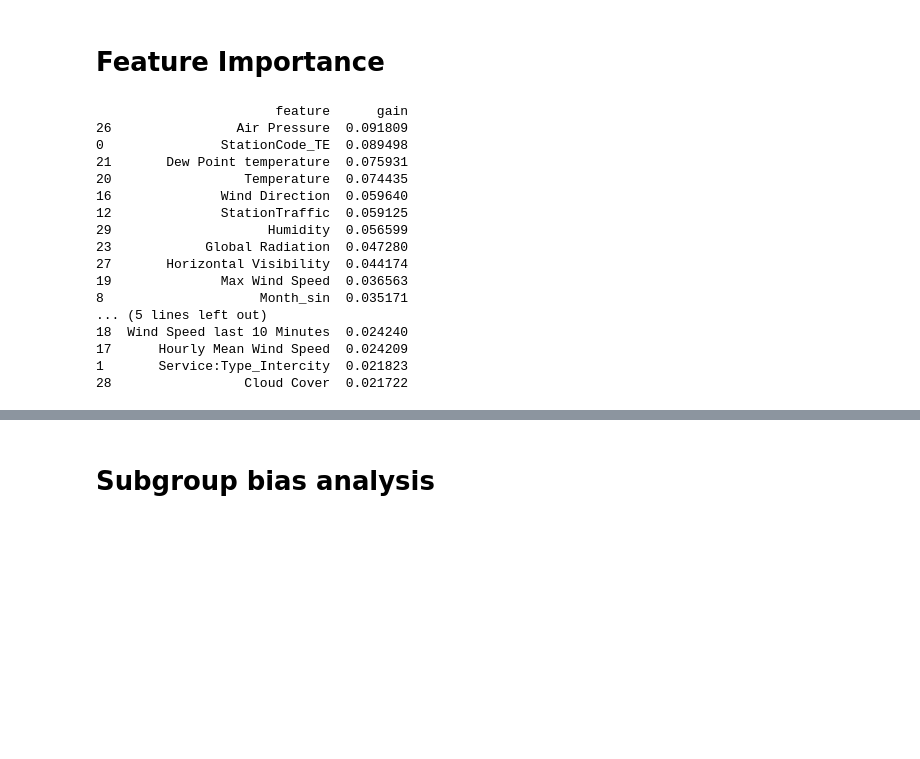
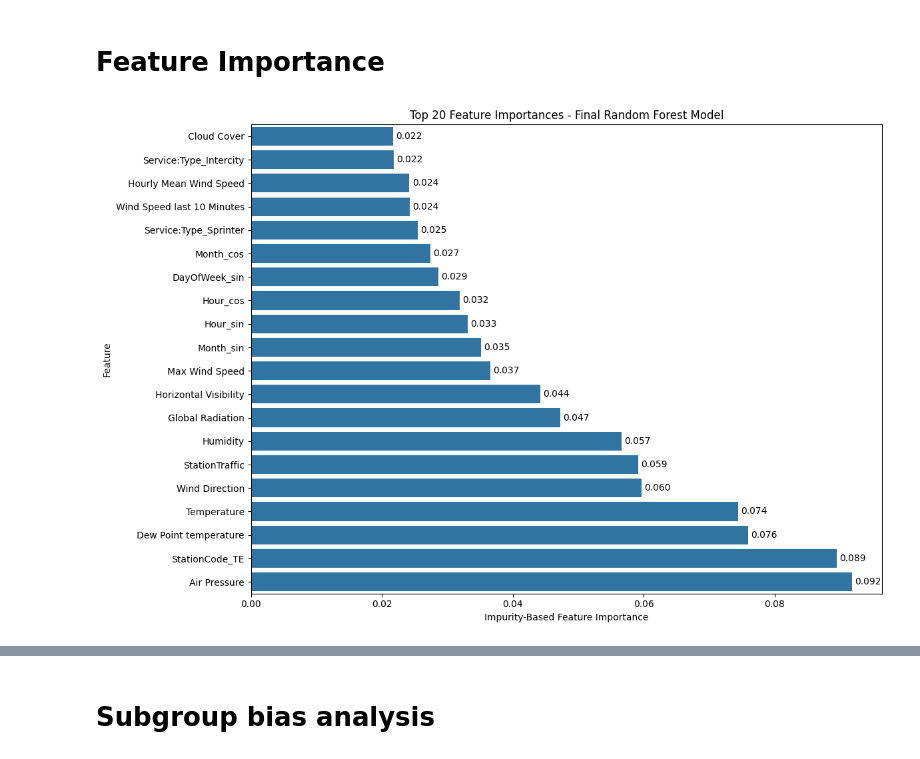
Before and after one commit to ywang0202/master_thesis, a Jupyter notebook: RandomForest.ipynb, the cells around one changed output, grey strips where cells are left out. Saved outputs shown, nothing was run; the diff lists cells and outputs as text; code cells hidden in the pictures; blank space fills up the shorter version.

```diff
--- a/RandomForest.ipynb
+++ b/RandomForest.ipynb
@@ -594,42 +596,48 @@ PR-AUC: 0.2102
 # %% [markdown]
 # Feature Importance
 # %%
-# Feature importance analysis with best model - random Forest
-
-importance_gain = rf_rus.feature_importances_
+# Feature importance from the best model: Random Forest with undersampling
+importance_mdi = rf_rus.feature_importances_
 
 importance_df = pd.DataFrame({
-    "feature_index": range(len(importance_gain)),
-    "gain": importance_gain
-})
-
-importance_df["feature"] = importance_df["feature_index"].apply(
-    lambda x: features[int(x)]
-)
-
-importance_df = importance_df[["feature", "gain"]].sort_values(
-    "gain",
+    "feature": features,
+    "importance": importance_mdi
+}).sort_values(
+    "importance",
     ascending=False
 )
 
-print(importance_df.head(20))
+# Select top 20 and reverse order for horizontal plot
+top20_importance = importance_df.head(20).sort_values(
+    "importance",
+    ascending=True
+)
+
+plt.figure(figsize=(12, 8))
+
+ax = sns.barplot(
+    data=top20_importance,
+    x="importance",
+    y="feature"
+)
+
+# Add values to bars
+for container in ax.containers:
+    ax.bar_label(container, fmt="%.3f", padding=3)
+
+plt.title("Top 20 Feature Importances - Final Random Forest Model")
+plt.xlabel("Impurity-Based Feature Importance")
+plt.ylabel("Feature")
+plt.tight_layout()
+
+plt.savefig(
+    "figure_feature_importance_random_forest.png",
+    dpi=300,
+    bbox_inches="tight"
+)
+
+plt.show()
 # %% [output]
-                       feature      gain
-26                Air Pressure  0.091809
-0               StationCode_TE  0.089498
-21       Dew Point temperature  0.075931
-20                 Temperature  0.074435
-16              Wind Direction  0.059640
-12              StationTraffic  0.059125
-29                    Humidity  0.056599
-23            Global Radiation  0.047280
-27       Horizontal Visibility  0.044174
-19              Max Wind Speed  0.036563
-8                    Month_sin  0.035171
-... (5 lines left out)
-18  Wind Speed last 10 Minutes  0.024240
-17      Hourly Mean Wind Speed  0.024209
-1       Service:Type_Intercity  0.021823
-28                 Cloud Cover  0.021722
+[figure, added]
 # %%
 # Create validation set for permutation importance
```
Also changed, not shown: parts of 28 cells of this notebook, 20 other files.
